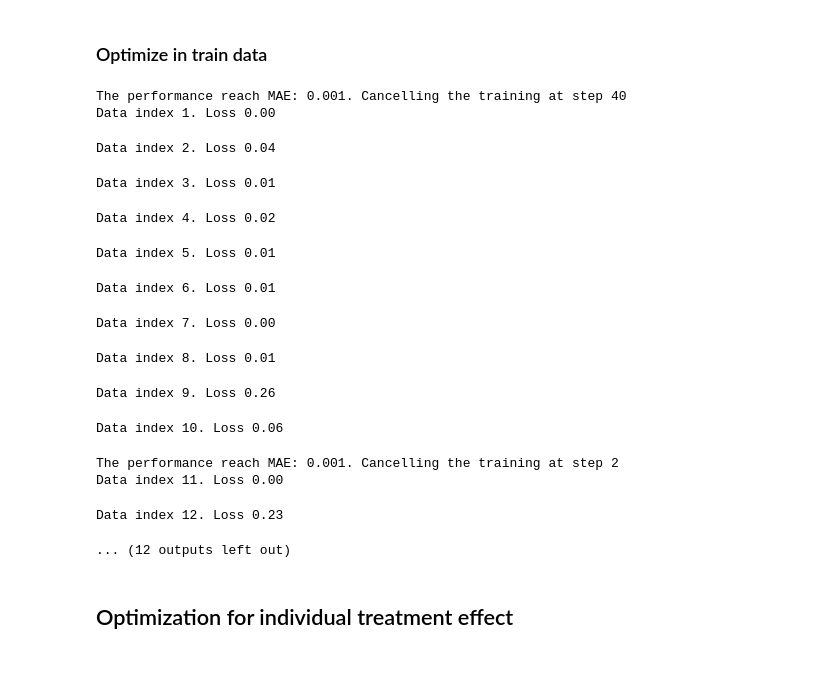
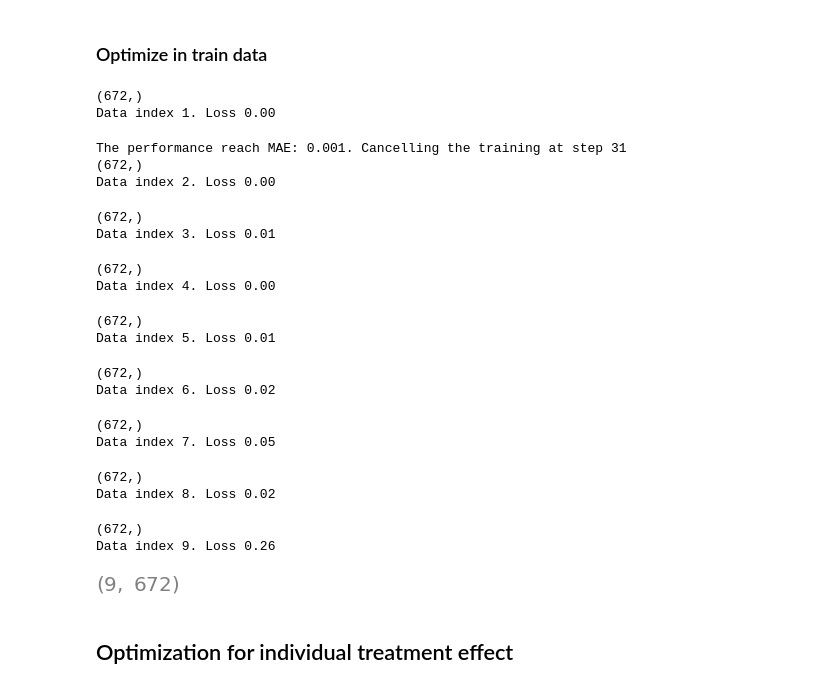
Before and after one commit to tridungduong16/InterpretableMachineLearning-ComprehensiveSurvey, a Jupyter notebook: Source Code/my_work/experiment/optimization_delta.ipynb, the cells around one changed output. Saved outputs shown, nothing was run; the diff lists cells and outputs as text; code cells hidden in the pictures.

```diff
--- a/Source Code/my_work/experiment/optimization_delta.ipynb
+++ b/Source Code/my_work/experiment/optimization_delta.ipynb
@@ -201,7 +201,7 @@ PATH_TRAIN = "/home/dtd/Documents/interpretable_machine_learning/Source Code/dat
 PATH_TEST = "/home/dtd/Documents/interpretable_machine_learning/Source Code/data/ihdp_npci_1-100.test.npz"
 
 delta_seq = []
-for index_ in tqdm(range(1, 101)):
+for index_ in tqdm(range(1, 10)):
     data = utils.load_data(PATH_TRAIN, index_)
     ## Fit treatment
     model_t = LogisticRegression()
@@ -232,24 +232,33 @@ for index_ in tqdm(range(1, 101)):
 
     delta, loss = optimization(data)
     delta_r = delta.numpy()
+    print(delta_r.shape)
     delta_seq.append(delta_r)
     print("Data index {}. Loss {:.2f}".format(index_, loss.numpy()))
 # %% [output]
-The performance reach MAE: 0.001. Cancelling the training at step 40
+(672,)
 Data index 1. Loss 0.00
-Data index 2. Loss 0.04
+The performance reach MAE: 0.001. Cancelling the training at step 31
+(672,)
+Data index 2. Loss 0.00
+(672,)
 Data index 3. Loss 0.01
-Data index 4. Loss 0.02
+(672,)
+Data index 4. Loss 0.00
+(672,)
 Data index 5. Loss 0.01
-Data index 6. Loss 0.01
+(672,)
+Data index 6. Loss 0.02
-Data index 7. Loss 0.00
+(672,)
+Data index 7. Loss 0.05
-Data index 8. Loss 0.01
+(672,)
+Data index 8. Loss 0.02
+(672,)
 Data index 9. Loss 0.26
-Data index 10. Loss 0.06
-The performance reach MAE: 0.001. Cancelling the training at step 2
-Data index 11. Loss 0.00
-Data index 12. Loss 0.23
-... (12 outputs left out)
+# %%
+np.array(delta_seq).shape
+# %% [output]
+[figure, added]
 # %%
 save('list_delta_.npy', delta_seq)
 # %% [markdown]
```
Also changed, not shown: parts of 24 cells of this notebook, 12 other files.
